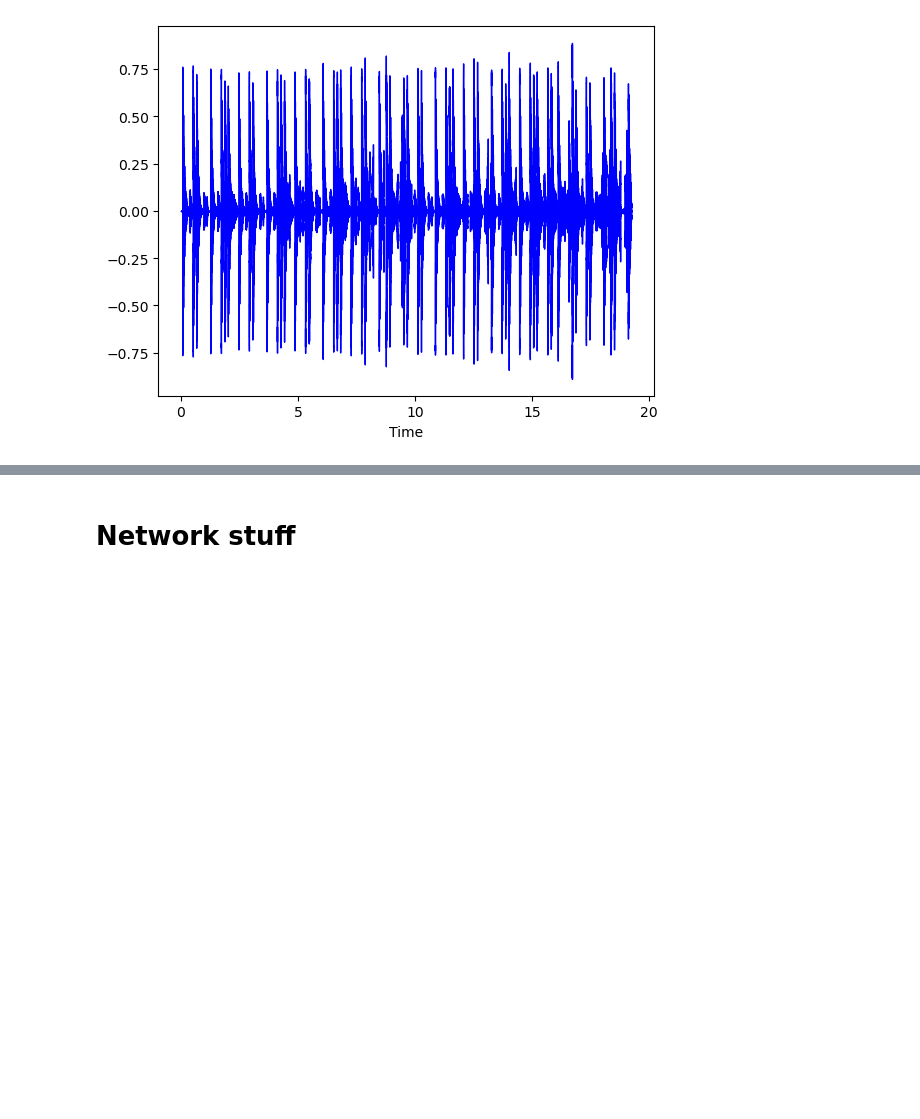
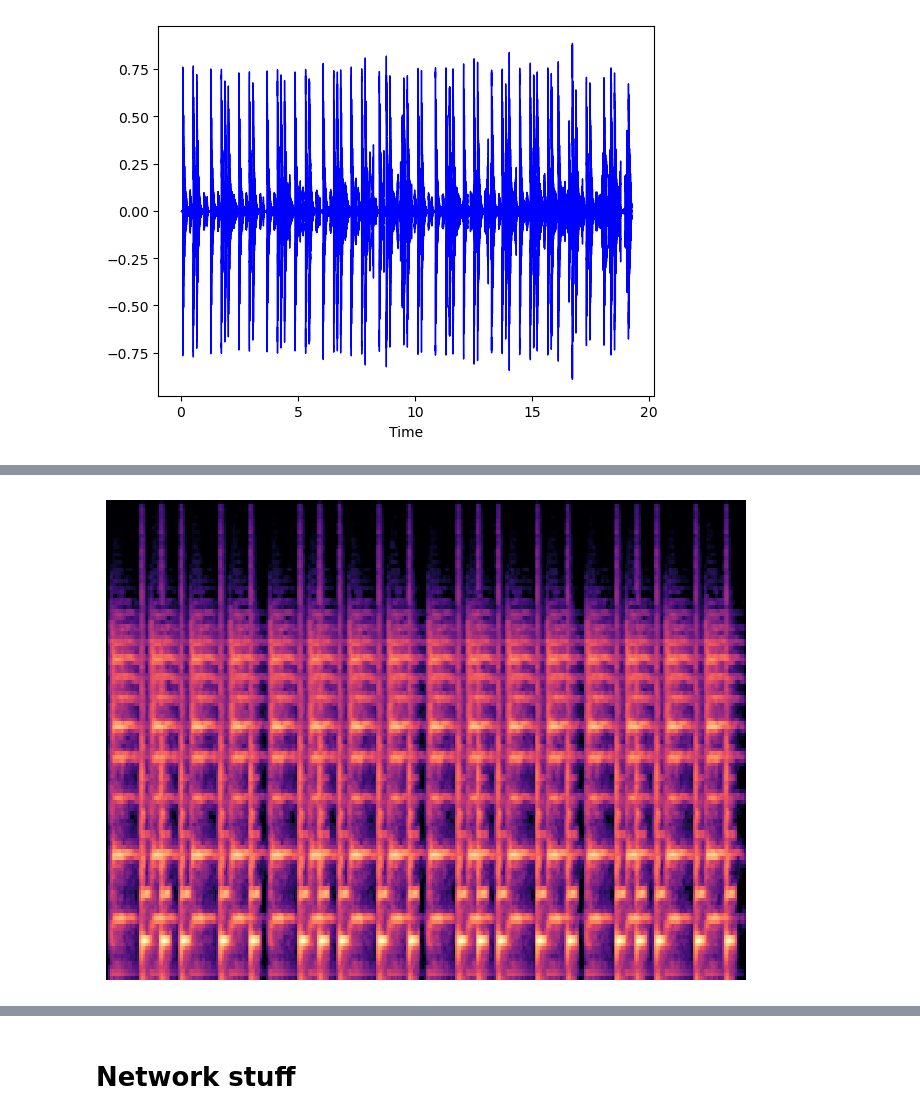
Before and after one commit to cristex/DML-Project, a Jupyter notebook: musical-instrument-detection.ipynb, the cells around one changed output, grey strips where cells are left out. Drawn from its saved outputs; the diff is of its cells as text; code cells hidden in the pictures; blank space fills up the shorter version.

```diff
--- a/musical-instrument-detection.ipynb
+++ b/musical-instrument-detection.ipynb
@@ -256,15 +249 @@ display_mel((sig,fs))
 [figure]
-# %%
-import os
-if not os.path.exists('test_folder'):
-   os.makedirs('test_folder')
-
-plt.show()
-#plt.close()
-for i, file in enumerate(dd['file']):
-    a, b = open(file)
-    print(file)
-    if i == 3:
-        break
-    save_mel((a,b), "test_folder/img{}".format(i))
-    plt.close()
@@ -279,3 +250,36 @@ archive\Train_submission\Train_submission\046578_tribal-drum-rhythms-03wav-68096
+# %%
+# Take each class separately
+dd_guitar = dd[dd['Class'] == 'Sound_Guitar']
+dd_piano = dd[dd['Class'] == 'Sound_Piano']
+dd_drum = dd[dd['Class'] == 'Sound_Drum']
+
+# Reset indexing
+dd_guitar = dd_guitar.reset_index(drop=True)
+dd_piano = dd_piano.reset_index(drop=True)
+dd_drum = dd_drum.reset_index(drop=True)
+
+class_list = [dd_guitar, dd_piano, dd_drum]
+folder_names = ['Mel_guitar', 'Mel_piano', 'Mel_drum']
+# %%
+
+for folder in folder_names:
+    if not os.path.exists(folder):
+       os.makedirs(folder)
+
+for i, category in enumerate(folder_names):
+    # TODO: What axes do we want?
+    for j, file in enumerate(class_list[i]['file']):
+        if j == 5:
+            break
+        a, b = open(file)
+        plt.axis('off') # no axis
+        plt.axes([0., 0., 1., 1.], frameon=False, xticks=[], yticks=[]) # Remove the white edge
+
+        S = librosa.feature.melspectrogram(y=a, sr=b)
+        librosa.display.specshow(librosa.power_to_db(S, ref=np.max))
+        plt.savefig(folder_names[i]+'/mel{}'.format(j))
+# %% [output]
+[figure, added]
 # %%
 dd.shape, dd['label'].value_counts()
 # %%
```
Also changed, not shown: parts of 4 cells of this notebook, 15 other files.
